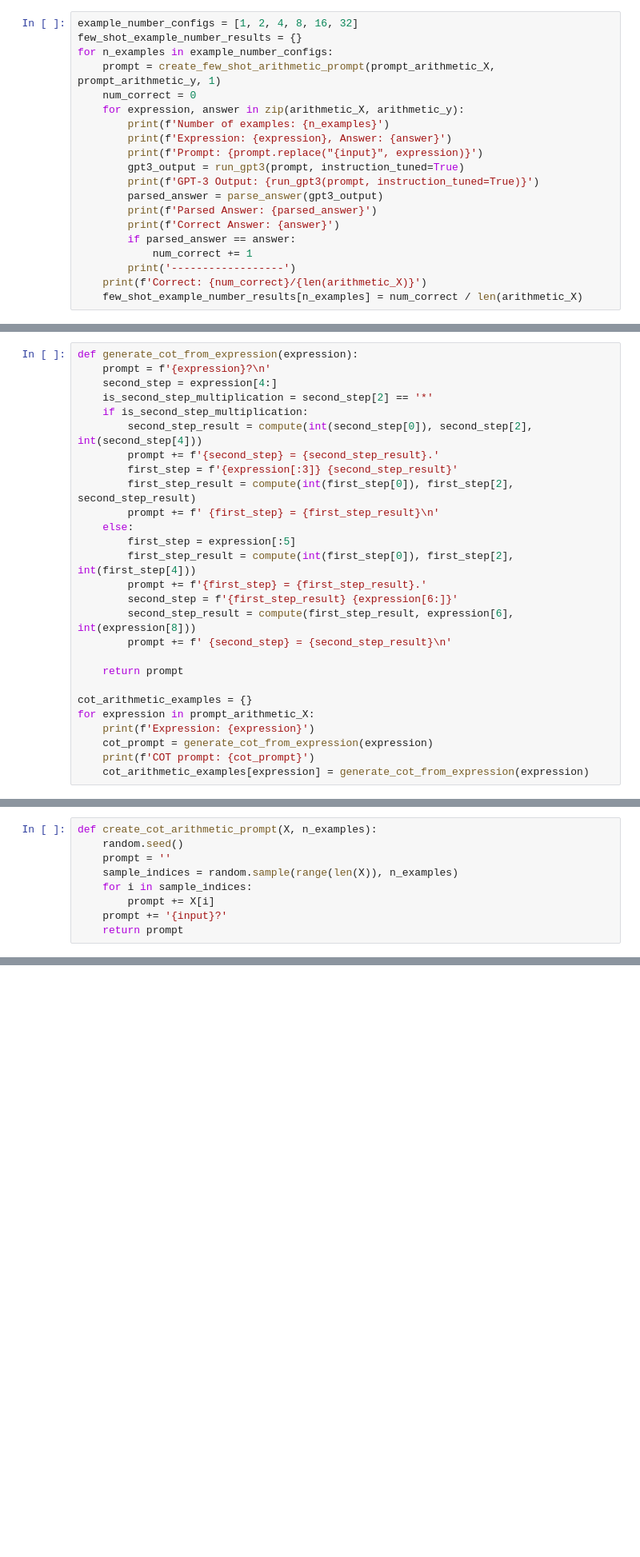
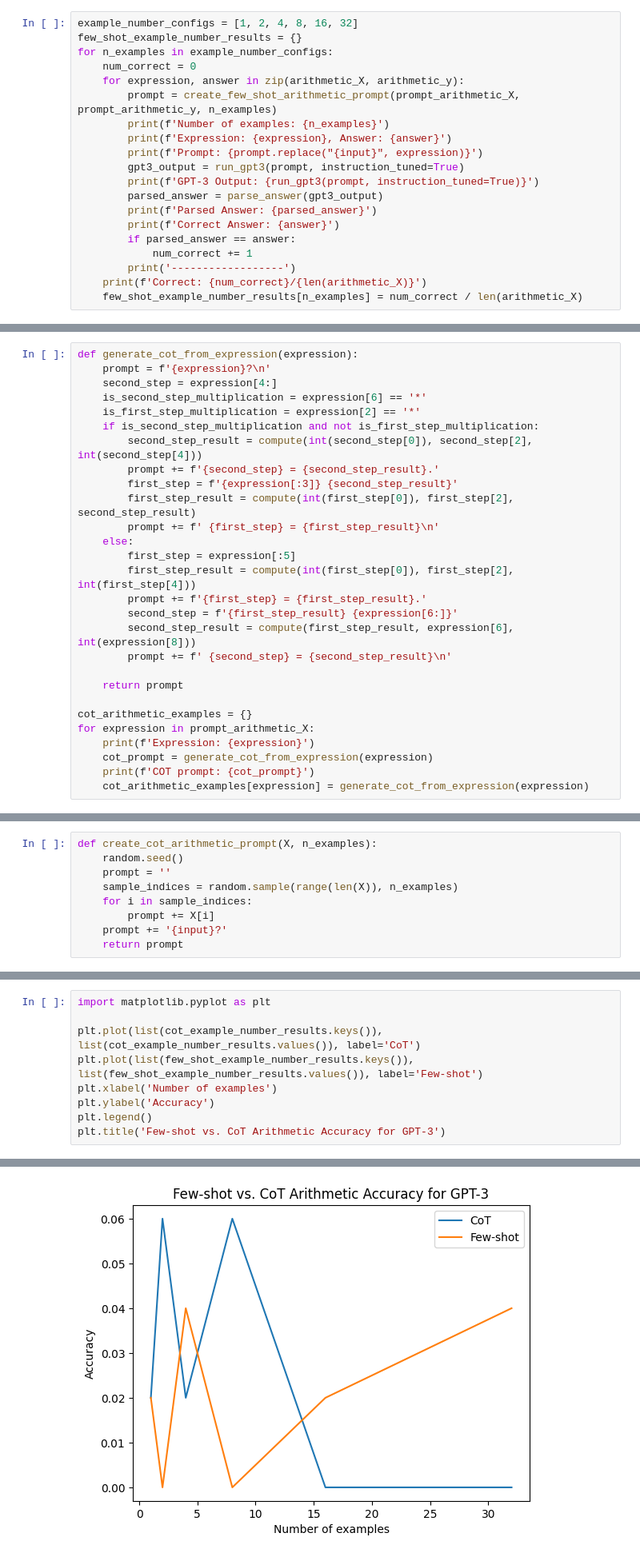
Before and after one commit to khushishelat/CIS5300HW5, a Jupyter notebook: HW5_skeleton (2).ipynb, the cells around one changed output, grey strips where cells are left out. Shown: that part at 80% size. Saved outputs shown, nothing was run; the diff lists cells and outputs as text; blank space fills up the shorter version.

```diff
--- a/HW5_skeleton (2).ipynb
+++ b/HW5_skeleton (2).ipynb
@@ -602,9 +743,9 @@ def create_few_shot_arithmetic_prompt(X, y, n_examples):
 example_number_configs = [1, 2, 4, 8, 16, 32]
 few_shot_example_number_results = {}
 for n_examples in example_number_configs:
-    prompt = create_few_shot_arithmetic_prompt(prompt_arithmetic_X, prompt_arithmetic_y, 1)
     num_correct = 0
     for expression, answer in zip(arithmetic_X, arithmetic_y):
+        prompt = create_few_shot_arithmetic_prompt(prompt_arithmetic_X, prompt_arithmetic_y, n_examples)
         print(f'Number of examples: {n_examples}')
         print(f'Expression: {expression}, Answer: {answer}')
         print(f'Prompt: {prompt.replace("{input}", expression)}')
@@ -648,8 +785,9 @@ print(prompt_arithmetic_X)
 def generate_cot_from_expression(expression):
     prompt = f'{expression}?\n'
     second_step = expression[4:]
-    is_second_step_multiplication = second_step[2] == '*'
-    if is_second_step_multiplication:
+    is_second_step_multiplication = expression[6] == '*'
+    is_first_step_multiplication = expression[2] == '*'
+    if is_second_step_multiplication and not is_first_step_multiplication:
         second_step_result = compute(int(second_step[0]), second_step[2], int(second_step[4]))
         prompt += f'{second_step} = {second_step_result}.'
         first_step = f'{expression[:3]} {second_step_result}'
@@ -756,0 +881,10 @@ Create a table or plot of (N examples) vs. (% questions correct by the model wit
+# %%
+import matplotlib.pyplot as plt
+
+plt.plot(list(cot_example_number_results.keys()), list(cot_example_number_results.values()), label='CoT')
+plt.plot(list(few_shot_example_number_results.keys()), list(few_shot_example_number_results.values()), label='Few-shot')
+plt.xlabel('Number of examples')
+plt.ylabel('Accuracy')
+plt.legend()
+plt.title('Few-shot vs. CoT Arithmetic Accuracy for GPT-3')
+# %% [output]
@@ -757,3 +892,4 @@ Create a table or plot of (N examples) vs. (% questions correct by the model wit
+[figure, added]
 # %% [markdown]
 # Submissions
 # %% [markdown]
```
Also changed, not shown: parts of 28 cells of this notebook, 2 other files.
